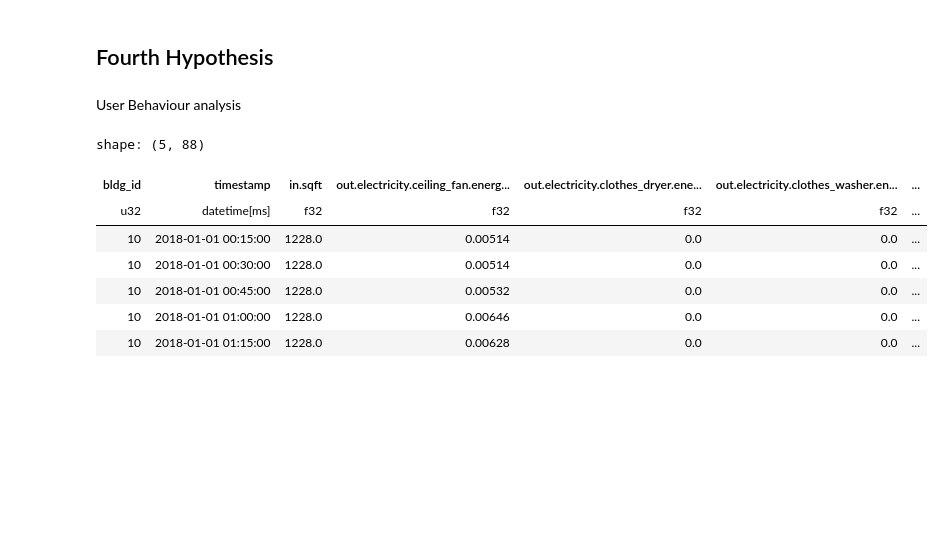
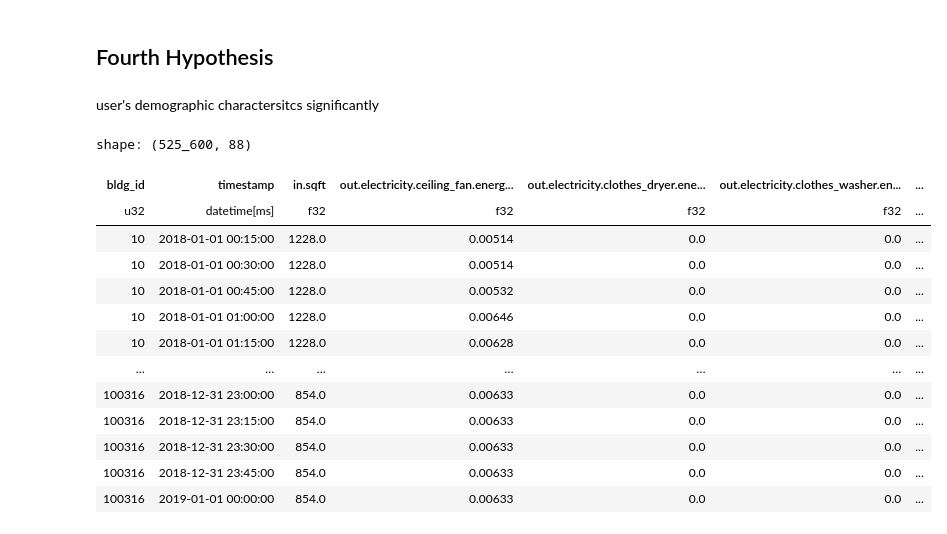
Before and after one commit to 1nuc/load-profile-decomposition, a Jupyter notebook: src/Customer_analysis/run.ipynb, the cells around one changed output. Drawn from its saved outputs; the diff is of its cells as text; code cells hidden in the pictures; blank space fills up the shorter version.

```diff
--- a/src/Customer_analysis/run.ipynb
+++ b/src/Customer_analysis/run.ipynb
@@ -517,15 +517,21 @@ vis.pairplot(hvac_h.to_pandas())
 # %% [markdown]
 ## Fourth Hypothesis
 # %% [markdown]
-User Behaviour analysis
+user's demographic charactersitcs significantly
 # %%
-df.head()
+df
 # %% [output]
-shape: (5, 88)
+shape: (525_600, 88)
 | bldg_id | timestamp | in.sqft | out.electricity.ceiling_fan.energ... | out.electricity.clothes_dryer.ene... | out.electricity.clothes_washer.en... | ... |
 | u32 | datetime[ms] | f32 | f32 | f32 | f32 | ... |
 | 10 | 2018-01-01 00:15:00 | 1228.0 | 0.00514 | 0.0 | 0.0 | ... |
 | 10 | 2018-01-01 00:30:00 | 1228.0 | 0.00514 | 0.0 | 0.0 | ... |
 | 10 | 2018-01-01 00:45:00 | 1228.0 | 0.00532 | 0.0 | 0.0 | ... |
 | 10 | 2018-01-01 01:00:00 | 1228.0 | 0.00646 | 0.0 | 0.0 | ... |
 | 10 | 2018-01-01 01:15:00 | 1228.0 | 0.00628 | 0.0 | 0.0 | ... |
+| … | … | … | … | … | … | ... |
+| 100316 | 2018-12-31 23:00:00 | 854.0 | 0.00633 | 0.0 | 0.0 | ... |
+| 100316 | 2018-12-31 23:15:00 | 854.0 | 0.00633 | 0.0 | 0.0 | ... |
+| 100316 | 2018-12-31 23:30:00 | 854.0 | 0.00633 | 0.0 | 0.0 | ... |
+| 100316 | 2018-12-31 23:45:00 | 854.0 | 0.00633 | 0.0 | 0.0 | ... |
+| 100316 | 2019-01-01 00:00:00 | 854.0 | 0.00633 | 0.0 | 0.0 | ... |
```
